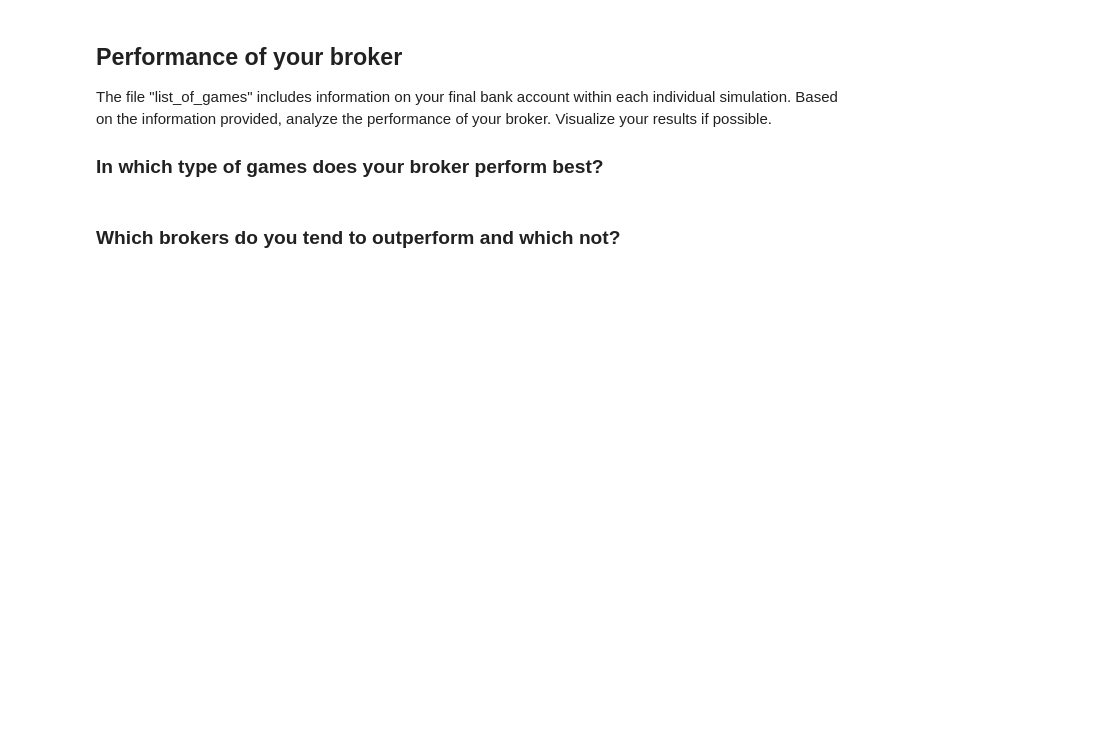
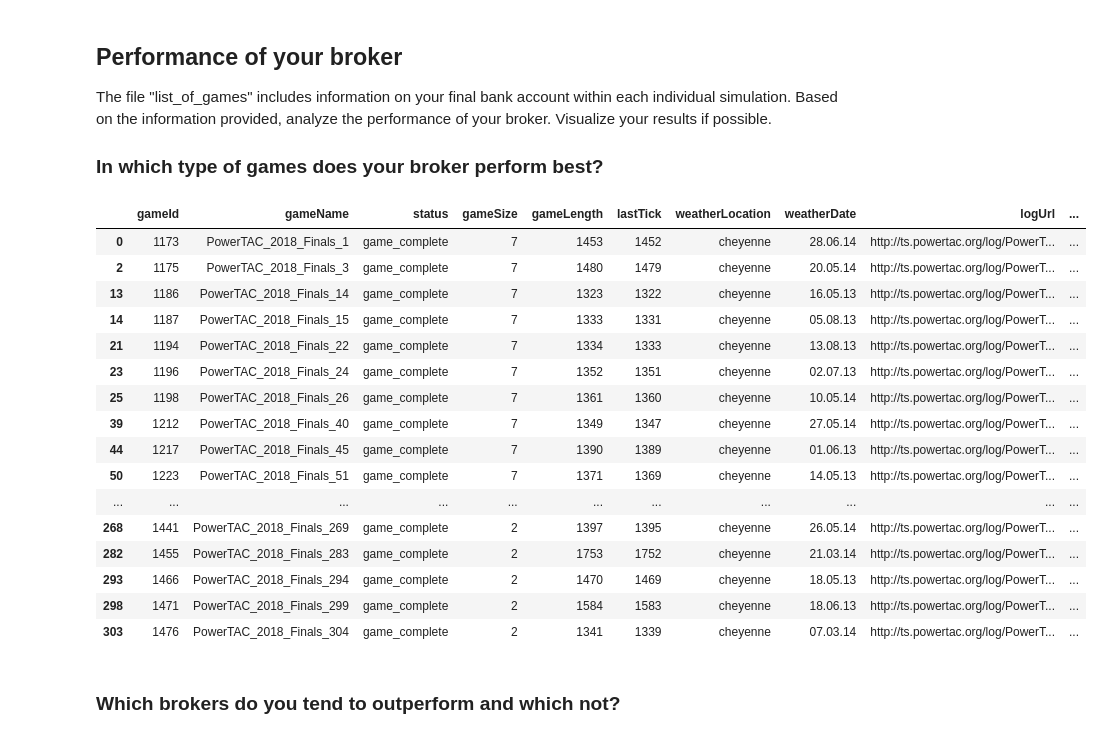
Before and after one commit to G4mble/AAA_IndividualAssignment, a Jupyter notebook: 01_code/Task_Description.ipynb, the cells around one changed output. Cells and saved outputs as stored; diff of their text form; code cells hidden in the pictures; blank space fills up the shorter version.

```diff
--- a/01_code/Task_Description.ipynb
+++ b/01_code/Task_Description.ipynb
@@ -84,3 +70,98 @@ brokerSpecificData = brokerSpecificData.dropna(subset=["Bunnie"]) # specify brok
+# %%
+import pandas as pd
+import matplotlib.pyplot as plt
+import sys
+
+brokerSpecificData = pd.read_csv("../00_data/finals_2018_games.csv", sep=";", decimal=".") # read input data
+#TODO eval which cols are required # brokerSpecificData = brokerSpecificData[["gameName", "AgentUDE", "Bunnie", "COLDPower18", "CrocodileAgent", "EWIIS3", "SPOT", "VidyutVanika"]]
+# brokerSpecificData = brokerSpecificData.dropna(subset=["Bunnie"]) # specify broker
+
+# determine games won by Bunnie [0 || 1]
+tempData = brokerSpecificData.copy(deep=True)
+for broker in competingBrokers:
+    tempData[broker] = np.where(pd.isna(tempData[broker]) , (sys.maxsize * -1), tempData[broker]) # replace the NaN with sys.maxsize * -1 to ensure that a broker does not prevent others from winning a game he did not participate in
+
+brokerSpecificData["game_won_by_bunnie"] = np.where(((tempData["AgentUDE"] < tempData["Bunnie"]) & (tempData["COLDPower18"] < tempData["Bunnie"]) & (tempData["CrocodileAgent"] < tempData["Bunnie"]) & (tempData["EWIIS3"] < tempData["Bunnie"]) & (tempData["SPOT"] < tempData["Bunnie"]) & (tempData["VidyutVanika"] < tempData["Bunnie"])) , 1, 0)
+
+# split data by games won by Bunnie
+data_gamesWonByBunnie = brokerSpecificData[(brokerSpecificData.game_won_by_bunnie == 1)]
+data_gamesWonByBunnie
+
+
+# split data by gamesSize
+# data_gameSize_7 = brokerSpecificData[(brokerSpecificData.gameSize == 7)]
+# data_gameSize_4 = brokerSpecificData[(brokerSpecificData.gameSize == 4)]
+# data_gameSize_2 = brokerSpecificData[(brokerSpecificData.gameSize == 2)]
+
+# print("Game Size = 7")
+# print("\n")
+# print(data_gameSize_7.describe())
+# print("\n")
+
+# print("Game Size = 4")
+# print("\n")
+# print(data_gameSize_4.describe())
+# print("\n")
+
+# print("Game Size = 2")
+# print("\n")
+# print(data_gameSize_2.describe())
+# print("\n")
+
+# x1 = data_gameSize_7["gameId"]
+# x2 = data_gameSize_4["gameId"]
+# x3 = data_gameSize_2["gameId"]
+# y1 = data_gameSize_7["Bunnie"]
+# y2 = data_gameSize_4["Bunnie"]
+# y3 = data_gameSize_2["Bunnie"]
+# f, (ax1, ax2, ax3) = plt.subplots(3, 1, figsize=(30, 30))
+# ax1.scatter(x1, y1)
+# ax2.scatter(x2, y2)
+# ax3.scatter(x3, y3)
+
+
+# f, (ax1, ax2, ax3, ax4, ax5, ax6, ax7) = plt.subplots(7, 1, figsize=(30, 30))
+# x = brokerSpecificData["gameSize"]
+# y1 = brokerSpecificData["AgentUDE"]
+# y2 = brokerSpecificData["Bunnie"]
+# y3 = brokerSpecificData["COLDPower18"]
+# y4 = brokerSpecificData["CrocodileAgent"]
+# y5 = brokerSpecificData["EWIIS3"]
+# y6 = brokerSpecificData["SPOT"]
+# y7 = brokerSpecificData["VidyutVanika"]
+
+# ax1.scatter(x, y1)
+# ax2.scatter(x, y2)
+# ax3.scatter(x, y3)
+# ax4.scatter(x, y4)
+# ax5.scatter(x, y5)
+# ax6.scatter(x, y6)
+# ax7.scatter(x, y7)
+
+
+# plt.scatter(x, y1, color="r")
+# plt.scatter(x, y2, color="g")
+# plt.scatter(x, y3, color="b")
+# plt.scatter(x, y4, color="y")
+# plt.show()
+# %% [output]
+|  | gameId | gameName | status | gameSize | gameLength | lastTick | weatherLocation | weatherDate | logUrl | ... |
+| 0 | 1173 | PowerTAC_2018_Finals_1 | game_complete | 7 | 1453 | 1452 | cheyenne | 28.06.14 | http://ts.powertac.org/log/PowerT... | ... |
+| 2 | 1175 | PowerTAC_2018_Finals_3 | game_complete | 7 | 1480 | 1479 | cheyenne | 20.05.14 | http://ts.powertac.org/log/PowerT... | ... |
+| 13 | 1186 | PowerTAC_2018_Finals_14 | game_complete | 7 | 1323 | 1322 | cheyenne | 16.05.13 | http://ts.powertac.org/log/PowerT... | ... |
+| 14 | 1187 | PowerTAC_2018_Finals_15 | game_complete | 7 | 1333 | 1331 | cheyenne | 05.08.13 | http://ts.powertac.org/log/PowerT... | ... |
+| 21 | 1194 | PowerTAC_2018_Finals_22 | game_complete | 7 | 1334 | 1333 | cheyenne | 13.08.13 | http://ts.powertac.org/log/PowerT... | ... |
+| 23 | 1196 | PowerTAC_2018_Finals_24 | game_complete | 7 | 1352 | 1351 | cheyenne | 02.07.13 | http://ts.powertac.org/log/PowerT... | ... |
+| 25 | 1198 | PowerTAC_2018_Finals_26 | game_complete | 7 | 1361 | 1360 | cheyenne | 10.05.14 | http://ts.powertac.org/log/PowerT... | ... |
+| 39 | 1212 | PowerTAC_2018_Finals_40 | game_complete | 7 | 1349 | 1347 | cheyenne | 27.05.14 | http://ts.powertac.org/log/PowerT... | ... |
+| 44 | 1217 | PowerTAC_2018_Finals_45 | game_complete | 7 | 1390 | 1389 | cheyenne | 01.06.13 | http://ts.powertac.org/log/PowerT... | ... |
+| 50 | 1223 | PowerTAC_2018_Finals_51 | game_complete | 7 | 1371 | 1369 | cheyenne | 14.05.13 | http://ts.powertac.org/log/PowerT... | ... |
+| ... | ... | ... | ... | ... | ... | ... | ... | ... | ... | ... |
+| 268 | 1441 | PowerTAC_2018_Finals_269 | game_complete | 2 | 1397 | 1395 | cheyenne | 26.05.14 | http://ts.powertac.org/log/PowerT... | ... |
+| 282 | 1455 | PowerTAC_2018_Finals_283 | game_complete | 2 | 1753 | 1752 | cheyenne | 21.03.14 | http://ts.powertac.org/log/PowerT... | ... |
+| 293 | 1466 | PowerTAC_2018_Finals_294 | game_complete | 2 | 1470 | 1469 | cheyenne | 18.05.13 | http://ts.powertac.org/log/PowerT... | ... |
+| 298 | 1471 | PowerTAC_2018_Finals_299 | game_complete | 2 | 1584 | 1583 | cheyenne | 18.06.13 | http://ts.powertac.org/log/PowerT... | ... |
+| 303 | 1476 | PowerTAC_2018_Finals_304 | game_complete | 2 | 1341 | 1339 | cheyenne | 07.03.14 | http://ts.powertac.org/log/PowerT... | ... |
 # %% [markdown]
 ### Which brokers do you tend to outperform and which not?
 # %%
```
Also changed, not shown: parts of 2 cells of this notebook.
